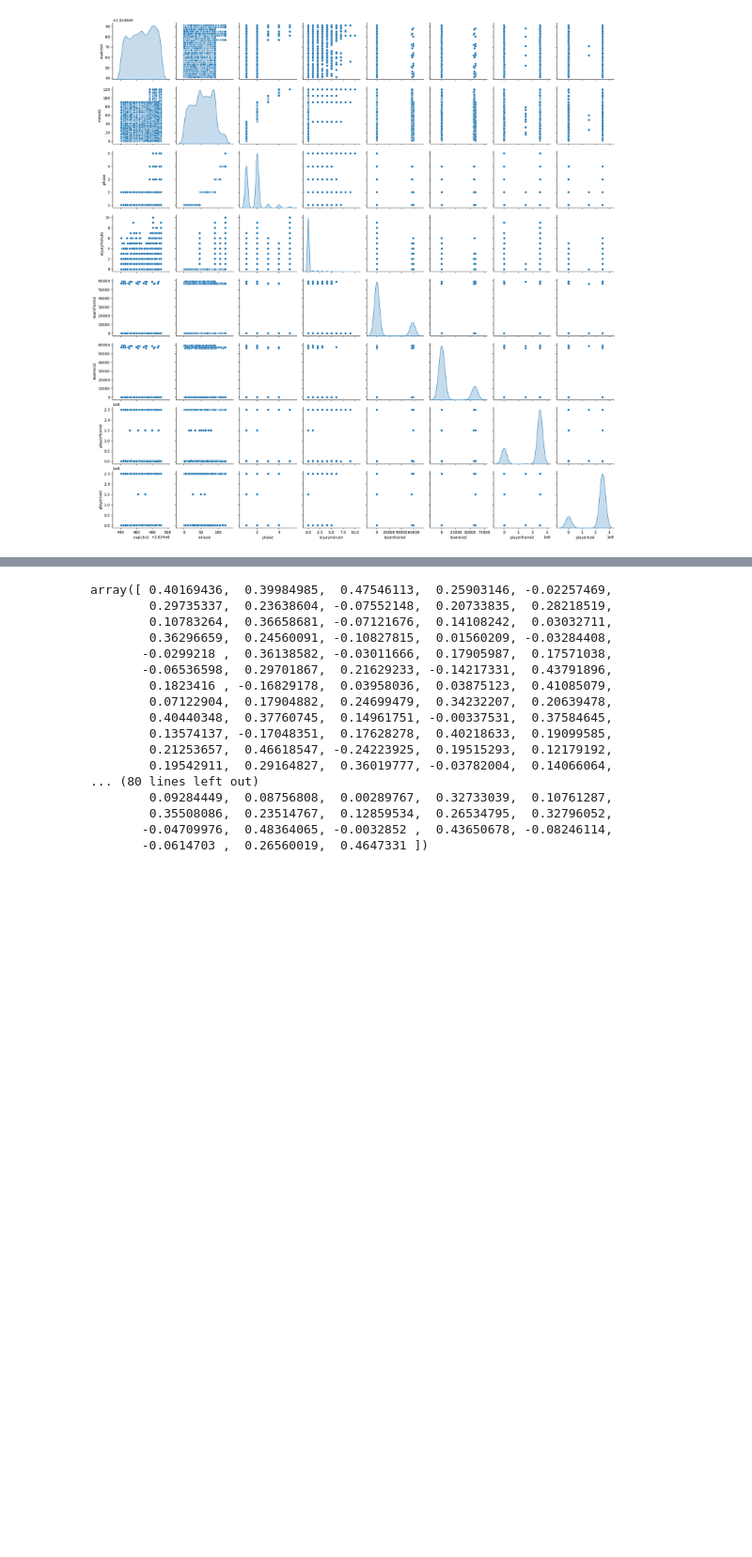
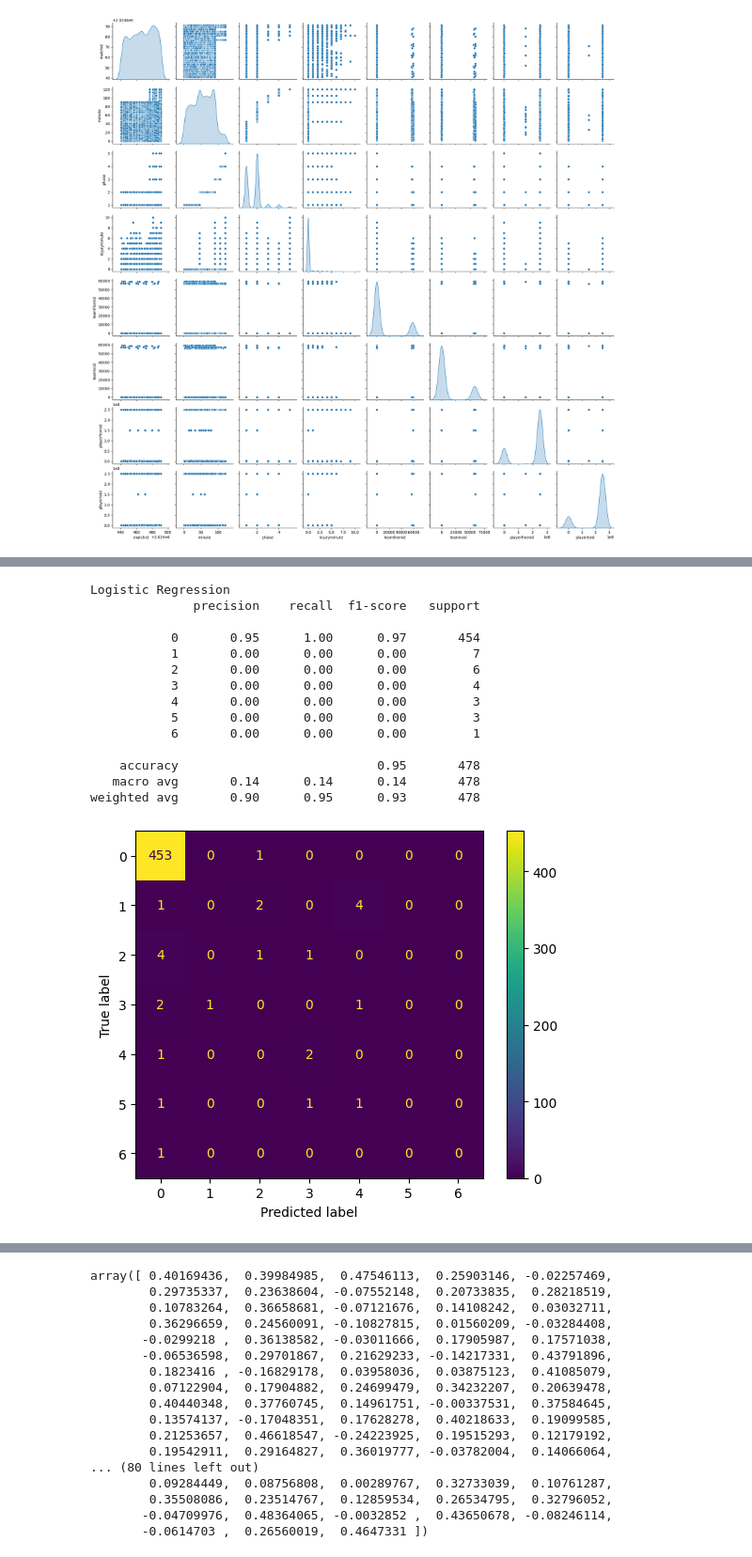
Before and after one commit to SFETNI/Omdena-UEFAEURO2024, a Jupyter notebook: task3-machine-learning-modeling/match_events_modeling.ipynb, the cells around one changed output, grey strips where cells are left out. Shown at 94% size. Drawn from its saved outputs; the diff is of its cells as text; code cells hidden in the pictures; blank space fills up the shorter version.

```diff
--- a/task3-machine-learning-modeling/match_events_modeling.ipynb
+++ b/task3-machine-learning-modeling/match_events_modeling.ipynb
@@ -55,0 +70,4 @@ Y = match_events['injuryminute']
+# %%
+from sklearn.linear_model import LogisticRegression
+log = LogisticRegression(max_iter=100)
+log.fit(X_train,Y_train)
@@ -131,0 +127,22 @@ LinearRegression()
+# %%
+print("Logistic Regression")
+report(log)
+from sklearn.metrics import ConfusionMatrixDisplay
+ConfusionMatrixDisplay.from_predictions(Y_test, y_pred)
+plt.show()
+# %% [output]
+Logistic Regression
+              precision    recall  f1-score   support
+
+           0       0.95      1.00      0.97       454
+           1       0.00      0.00      0.00         7
+           2       0.00      0.00      0.00         6
+           3       0.00      0.00      0.00         4
+           4       0.00      0.00      0.00         3
+           5       0.00      0.00      0.00         3
+           6       0.00      0.00      0.00         1
+
+    accuracy                           0.95       478
+   macro avg       0.14      0.14      0.14       478
+weighted avg       0.90      0.95      0.93       478
+[figure, added]
```
Also changed, not shown: parts of 78 cells of this notebook, 1 other file.
